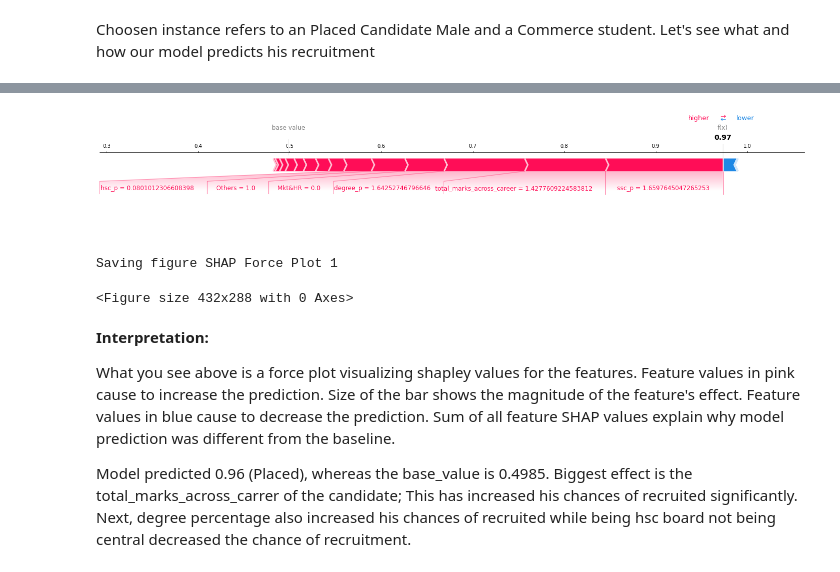
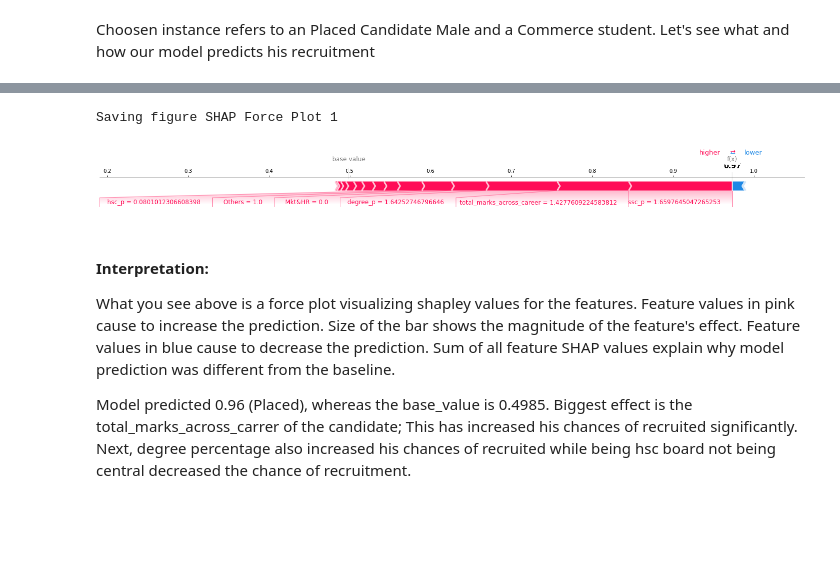
Before and after one commit to Kirushikesh/Campus_Recruitment_Prediction, a Jupyter notebook: CR_Machine_Learning.ipynb, the cells around one changed output, grey strips where cells are left out. Saved outputs shown, nothing was run; the diff lists cells and outputs as text; code cells hidden in the pictures; blank space fills up the shorter version.

```diff
--- a/CR_Machine_Learning.ipynb
+++ b/CR_Machine_Learning.ipynb
@@ -59,7 +59,7 @@ PROJECT_ROOT_DIR = "."
 IMAGES_PATH = os.path.join(PROJECT_ROOT_DIR, "images")
 os.makedirs(IMAGES_PATH, exist_ok=True)
 
-def save_fig(fig_id, tight_layout=True, fig_extension="png", resolution=300):
+def save_fig(fig_id, tight_layout=True, fig_extension="png", resolution=100):
     path = os.path.join(IMAGES_PATH, fig_id + "." + fig_extension)
     print("Saving figure", fig_id)
     if tight_layout:
@@ -962,16 +962,15 @@ Choosen instance refers to an Placed Candidate Male and a Commerce student. Let'
 # %%
 shap_values = explainer.shap_values(choosen_instance)
 
 shap.initjs()
-shap.force_plot(explainer.expected_value[1], shap_values[1], choosen_instance,matplotlib=True,figsize=(25,3))
+shap.force_plot(explainer.expected_value[1], shap_values[1], choosen_instance,matplotlib=True,show=False)
 
 save_fig('SHAP Force Plot 1')
 plt.show()
 # %% [output]
 [interactive output not drawn]
+Saving figure SHAP Force Plot 1
-[figure, old version]
+[figure, new version]
-Saving figure SHAP Force Plot 1
-<Figure size 432x288 with 0 Axes>
 # %% [markdown]
 **Interpretation:**
 
```
Also changed, not shown: parts of 5 cells of this notebook.
